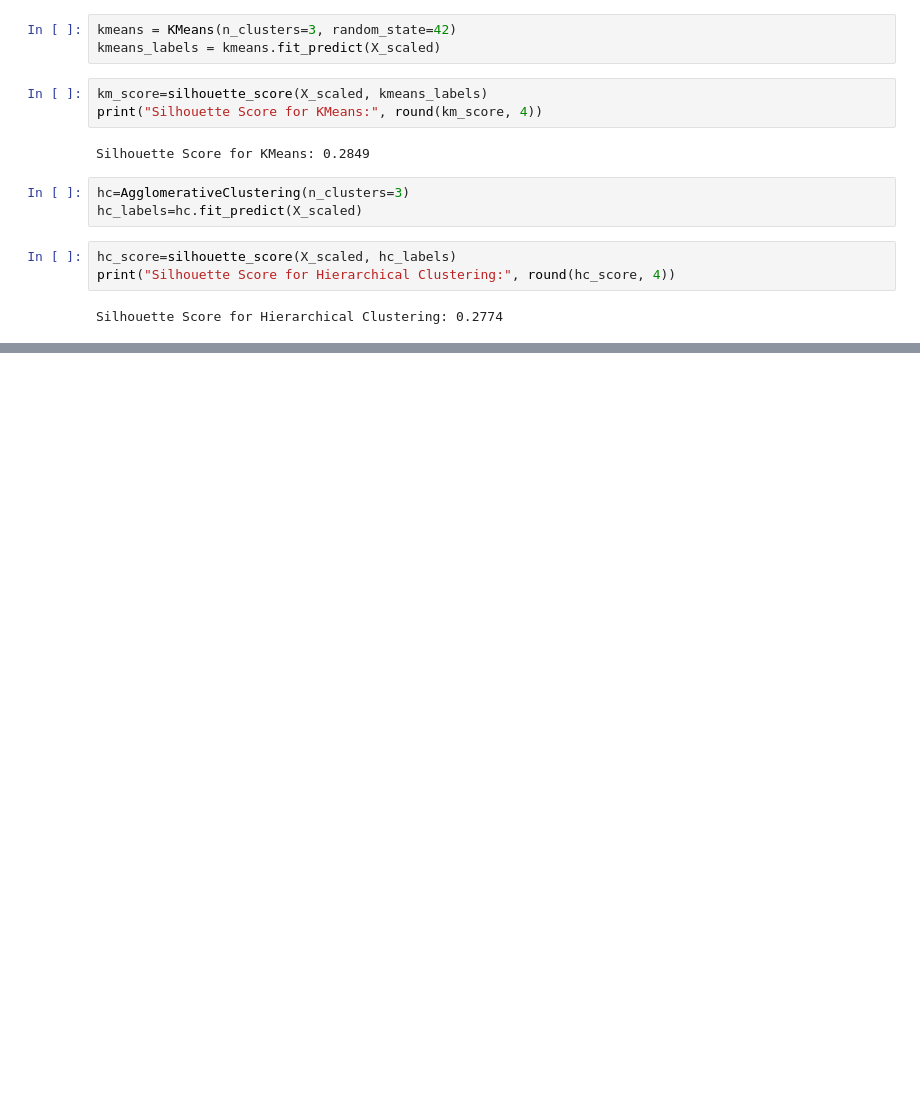
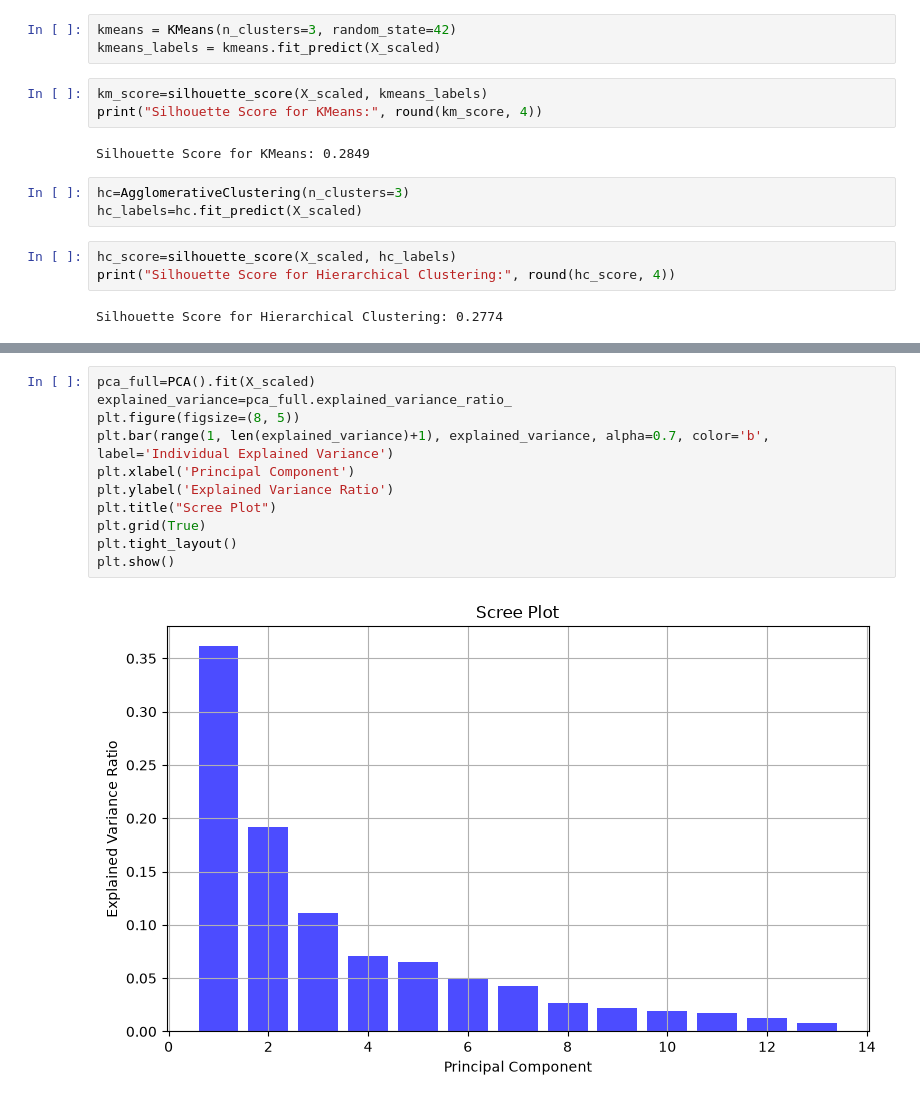
Before and after one commit to AyushShahir/Clustering_Techniques_MLmodel_evaluation, a Jupyter notebook: task3.ipynb, the cells around one changed output, grey strips where cells are left out. Saved outputs shown, nothing was run; the diff lists cells and outputs as text; blank space fills up the shorter version.

```diff
--- a/task3.ipynb
+++ b/task3.ipynb
@@ -93,0 +129,13 @@ AttributeError: 'numpy.ndarray' object has no attribute 'explained_variance_rati
+# %%
+pca_full=PCA().fit(X_scaled)
+explained_variance=pca_full.explained_variance_ratio_
+plt.figure(figsize=(8, 5))
+plt.bar(range(1, len(explained_variance)+1), explained_variance, alpha=0.7, color='b', label='Individual Explained Variance')
+plt.xlabel('Principal Component')
+plt.ylabel('Explained Variance Ratio')
+plt.title("Scree Plot")
+plt.grid(True)
+plt.tight_layout()
+plt.show()
+# %% [output]
+[figure, added]
```
Also changed, not shown: parts of 12 cells of this notebook.
